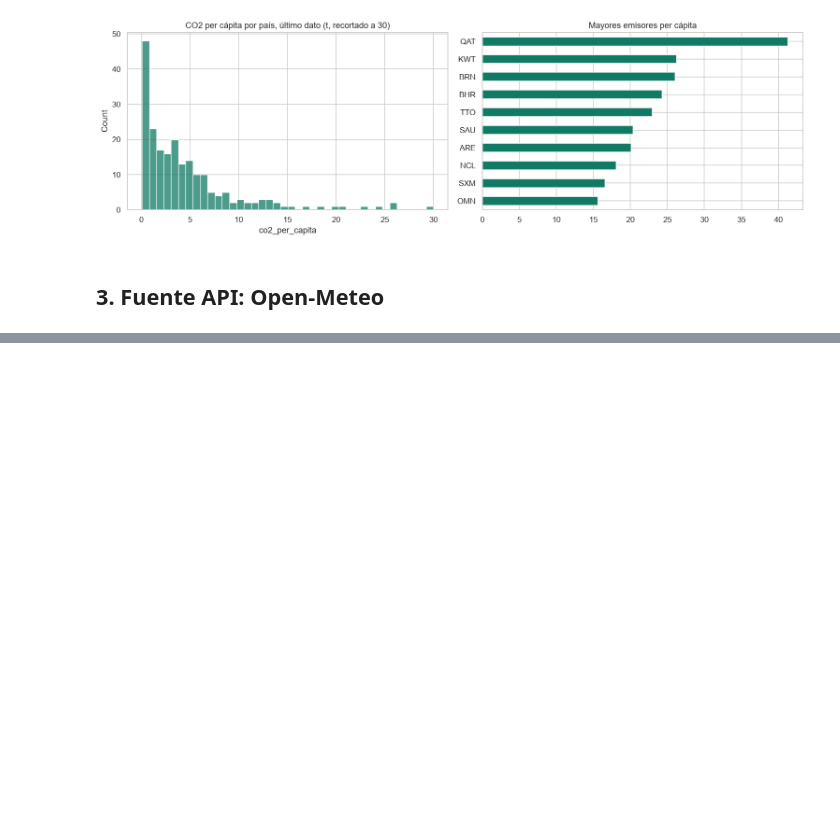
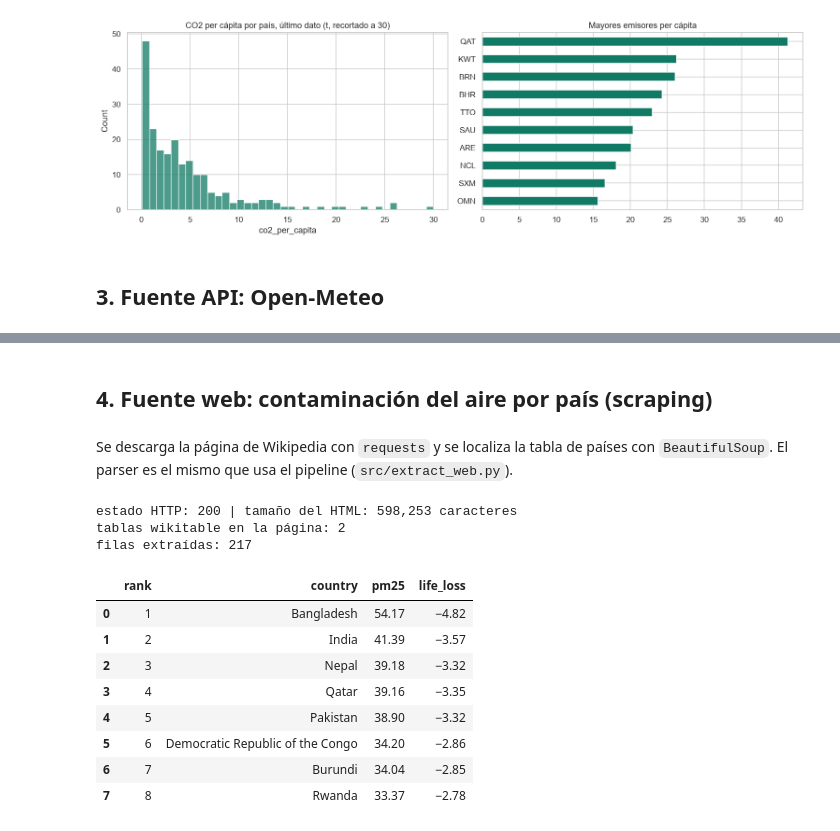
Before and after one commit to yurani-duque/etl-airflow-calidad-aire, a Jupyter notebook: notebooks/eda_fuentes.ipynb, the cells around one changed output, grey strips where cells are left out. Cells and saved outputs as stored; diff of their text form; code cells hidden in the pictures; blank space fills up the shorter version.

```diff
--- a/notebooks/eda_fuentes.ipynb
+++ b/notebooks/eda_fuentes.ipynb
@@ -248,0 +254,26 @@ fig.tight_layout(); plt.show()
+# %% [markdown]
+## 4. Fuente web: contaminación del aire por país (scraping)
+# %% [markdown]
+Se descarga la página de Wikipedia con `requests` y se localiza la tabla de países con `BeautifulSoup`. El parser es el mismo que usa el pipeline (`src/extract_web.py`).
+# %%
+cfg = load_config()["web"]
+resp = requests.get(cfg["url"], headers={"User-Agent": cfg["user_agent"]}, timeout=cfg["timeout_seconds"])
+print("estado HTTP:", resp.status_code, "| tamaño del HTML:", f"{len(resp.text):,} caracteres")
+tablas = BeautifulSoup(resp.text, "lxml").select("table.wikitable")
+print("tablas wikitable en la página:", len(tablas))
+web_crudo = parsear_tabla(resp.text)
+print("filas extraídas:", len(web_crudo))
+web_crudo.head(8)
+# %% [output]
+estado HTTP: 200 | tamaño del HTML: 598,253 caracteres
+tablas wikitable en la página: 2
+filas extraídas: 217
+|  | rank | country | pm25 | life_loss |
+| 0 | 1 | Bangladesh | 54.17 | −4.82 |
+| 1 | 2 | India | 41.39 | −3.57 |
+| 2 | 3 | Nepal | 39.18 | −3.32 |
+| 3 | 4 | Qatar | 39.16 | −3.35 |
+| 4 | 5 | Pakistan | 38.90 | −3.32 |
+| 5 | 6 | Democratic Republic of the Congo | 34.20 | −2.86 |
+| 6 | 7 | Burundi | 34.04 | −2.85 |
+| 7 | 8 | Rwanda | 33.37 | −2.78 |
```
Also changed, not shown: parts of 11 cells of this notebook.
